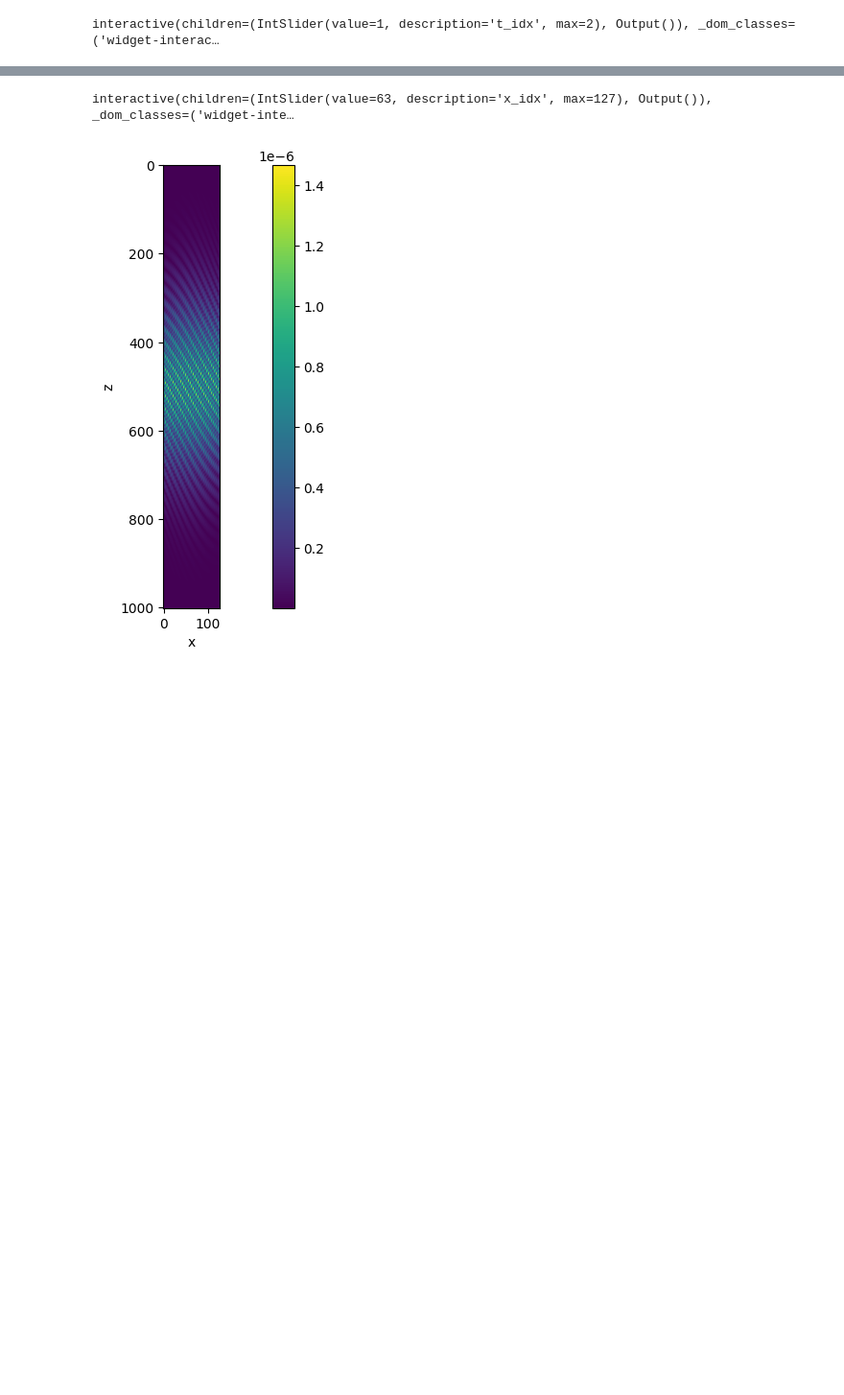
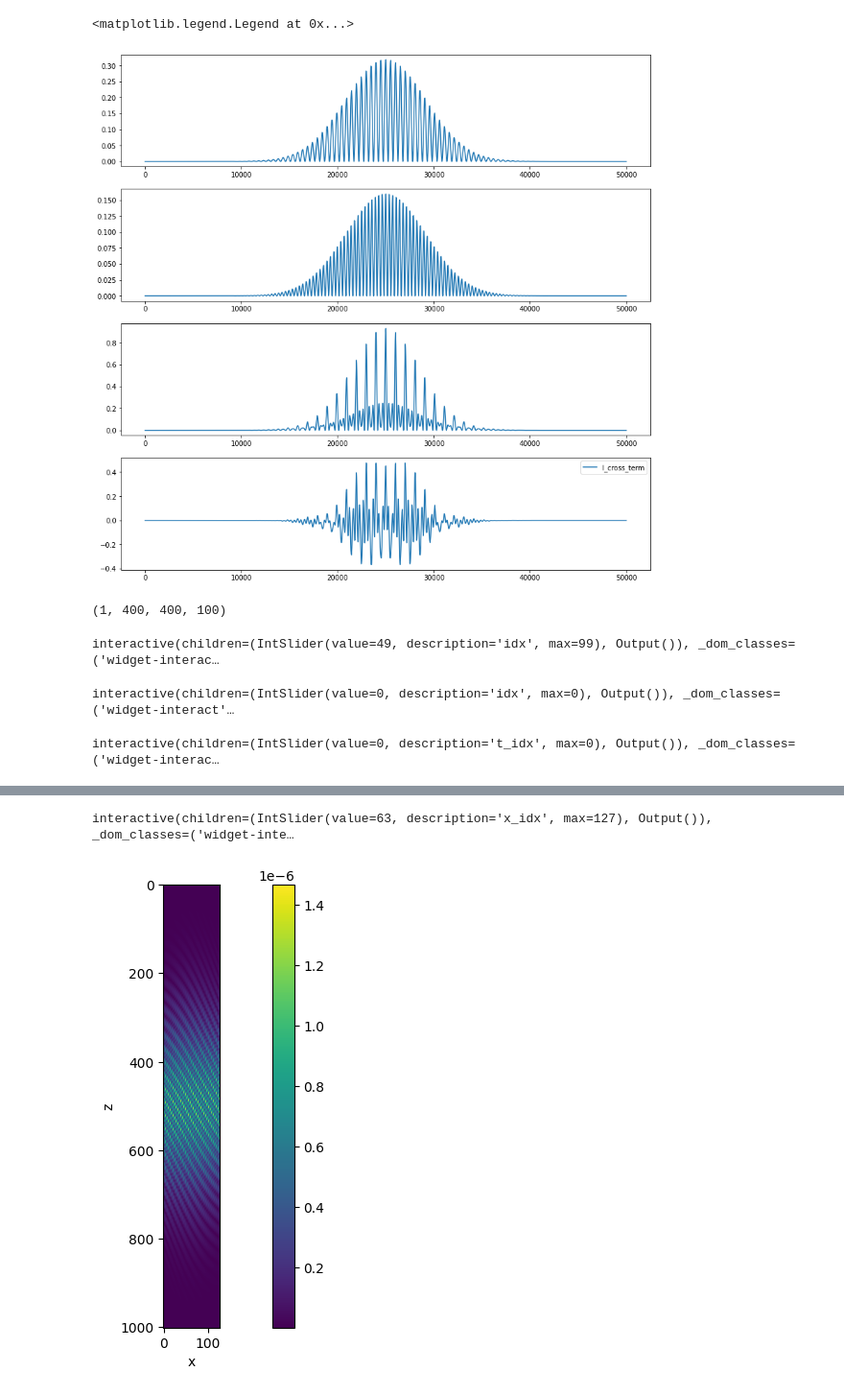
Before and after one commit to mkali-weizmann/electron-laser-interaction, a Jupyter notebook: visualize potentials.ipynb, the cells around one changed output, grey strips where cells are left out. Shown at 96% size. Saved outputs shown, nothing was run; the diff lists cells and outputs as text; code cells hidden in the pictures; blank space fills up the shorter version.

Commit message:
A working version! Add option to input manual t and correct wave propagation direction.

```diff
--- a/visualize potentials.ipynb
+++ b/visualize potentials.ipynb
@@ -7,8 +17,59 @@ import ipywidgets as widgets
+# %%
+I_1 = np.load('Data Arrays\\Debugging Arrays\\phi_integrand_l_1.npy')[:, 0, 0, 0]
+I_2 = np.load('Data Arrays\\Debugging Arrays\\phi_integrand_l_2.npy')[:, 0, 0, 0]
+I_both = np.load('Data Arrays\\Debugging Arrays\\phi_integrand_both.npy')[:, 0, 0, 0]
+I_cross_term = I_both - I_1 - I_2
+
+fig, ax = plt.subplots(4, 1, figsize=(14, 14))
+ax[0].plot(I_1, label="I_1")
+ax[1].plot(I_2, label="I_2")
+ax[2].plot(I_both, label="I_both")
+ax[3].plot(I_cross_term, label="I_cross_term")
+plt.legend()
+# %% [output]
+<matplotlib.legend.Legend at 0x...>
+[figure, added]
+# %%
+A.shape
+# %% [output]
+(1, 400, 400, 100)
+# %%
+import numpy as np
+from microscope import *
+x = np.linspace(-5e-6, 5e-6, 400)
+z = x
+t = np.linspace(-5e-16, 5e-16, 100)
+y = np.array([0])
+X, Y, Z, T = np.meshgrid(x, y, z, t)
+
+A = gaussian_beam(x=X, y=Y, z=Z, E=1, lambda_laser=1064e-9, NA=0.05, t=T, mode='field', standing_wave=False,
+                  forward_propagation=True, imaginary=False)
+
+def f(idx):
+    fig, ax = plt.subplots(figsize=(14, 10))
+    plt.imshow(np.abs(A[0, :, :, idx].T))
+    plt.colorbar()
+
+
+widgets.interact(f, idx=(0, A.shape[-1]-1, 1));
+# %% [output]
+interactive(children=(IntSlider(value=49, description='idx', max=99), Output()), _dom_classes=('widget-interac…
+# %%
+A = np.load('Data Arrays\\Debugging Arrays\\A_1.npy')
+def f(idx):
+    fig, ax = plt.subplots(figsize=(14, 10))
+    plt.imshow(np.abs(A[:, int(idx), :, 0].T))
+    plt.colorbar()
+
+
+widgets.interact(f, idx=(0, A.shape[1]-1, 1));
+# %% [output]
+interactive(children=(IntSlider(value=0, description='idx', max=0), Output()), _dom_classes=('widget-interact'…
 # %%
-A = np.load('Data Arrays\\Debugging Arrays\\A.npy')
+A = np.load('Data Arrays\\Debugging Arrays\\A_1_20.npy')
 def f(t_idx):
     fig, ax = plt.subplots(figsize=(14, 10))
-    plt.imshow(np.abs(A[:, A.shape[1]//2, :, int(t_idx)].T))
+    plt.imshow(np.abs(A[A.shape[0]//2, :, :, int(t_idx)].T))
     plt.colorbar()
     plt.xlabel("x")
     plt.ylabel("z")
@@ -16,7 +77,7 @@ def f(t_idx):
 
 widgets.interact(f, t_idx=(0, A.shape[3]-1, 1));
 # %% [output]
-interactive(children=(IntSlider(value=1, description='t_idx', max=2), Output()), _dom_classes=('widget-interac…
+interactive(children=(IntSlider(value=0, description='t_idx', max=0), Output()), _dom_classes=('widget-interac…
 # %%
 G = np.load('Data Arrays\\Debugging Arrays\\G.npy')
 def f(t_idx):
```
Also changed, not shown: parts of 3 cells of this notebook, 4 other files.
